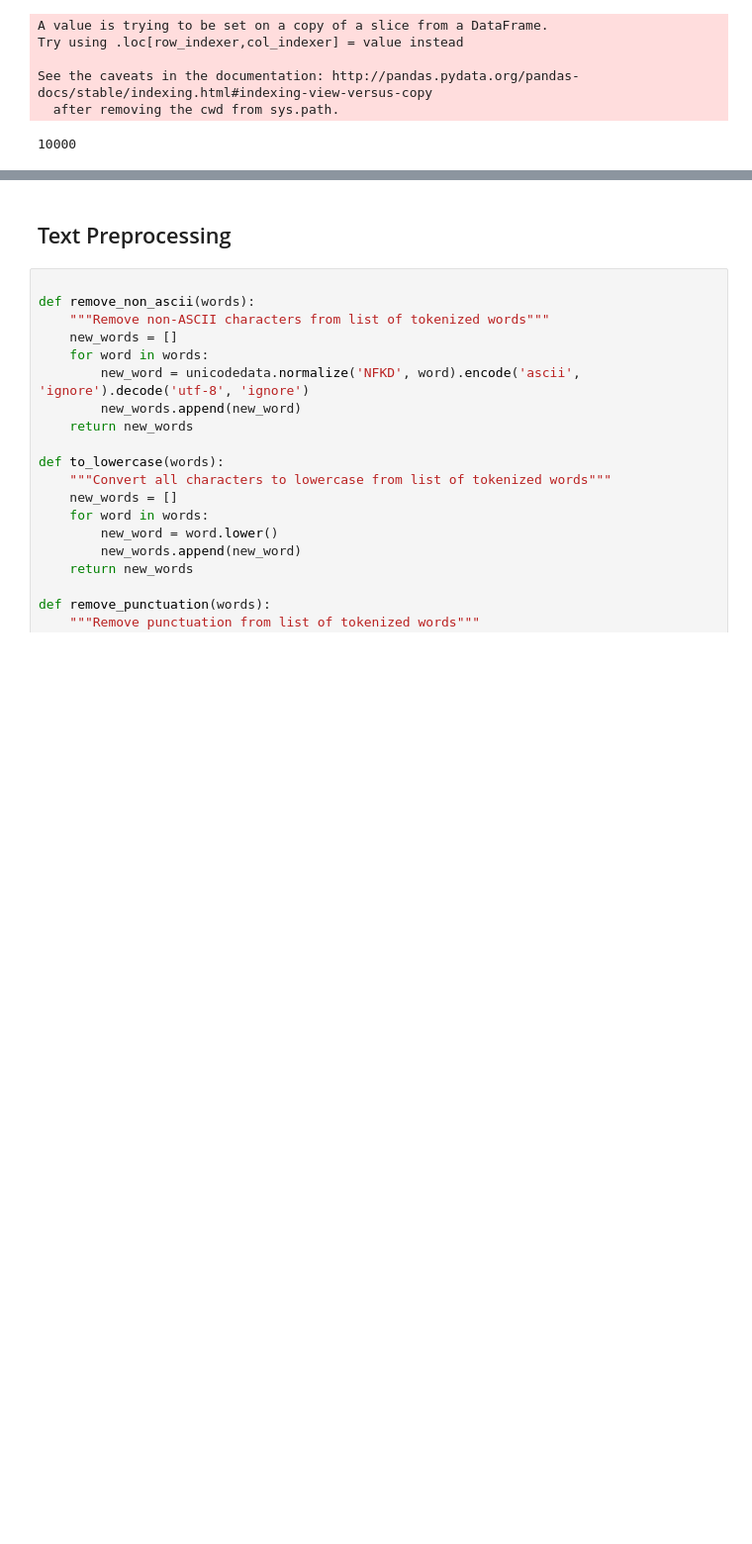
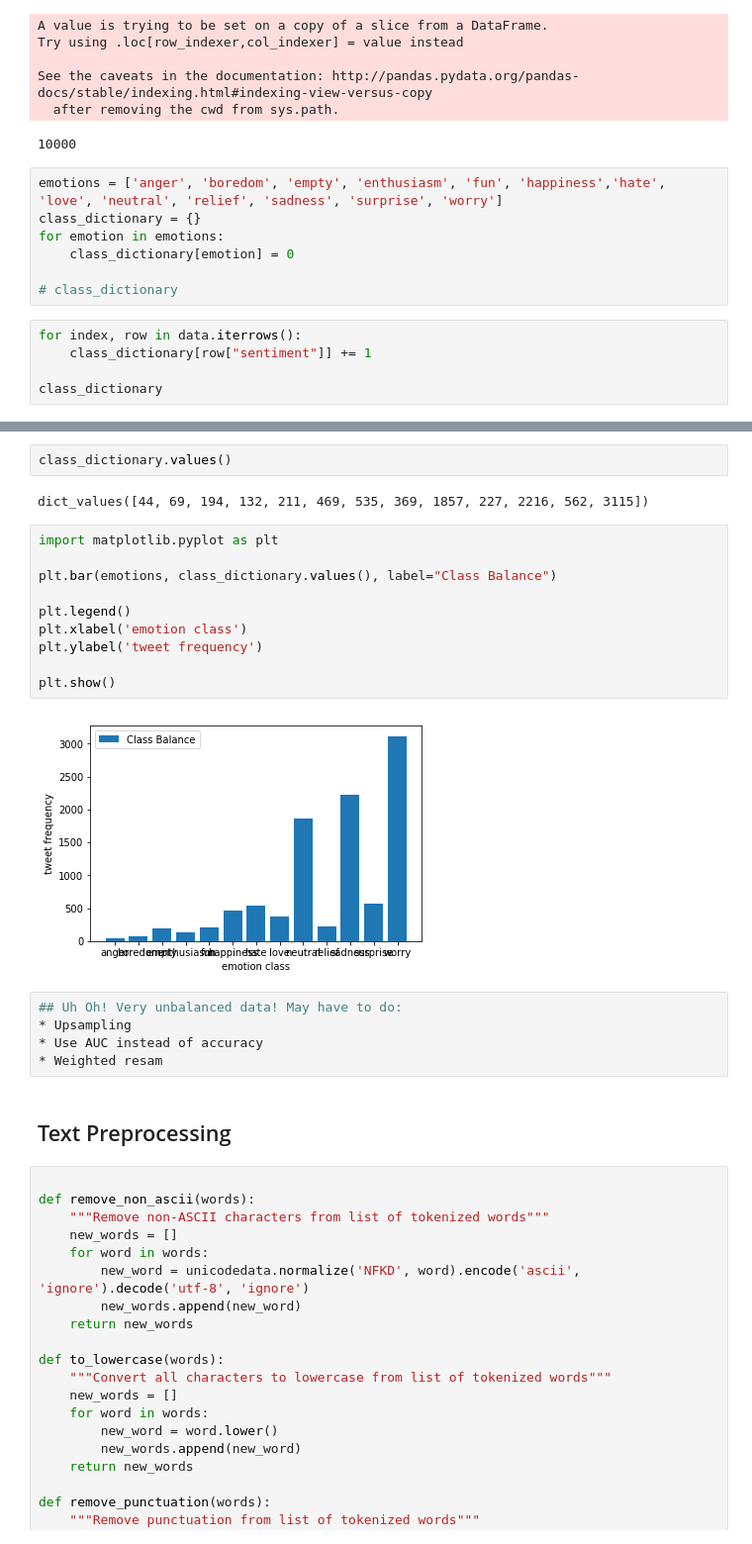
Before and after one commit to natepill/DeepLearningCourse, a Jupyter notebook: final_project/emotion_classification.ipynb, the cells around one changed output, grey strips where cells are left out. Shown: that part at 99% size. Drawn from its saved outputs; the diff is of its cells as text; blank space fills up the shorter version.

Commit message:
[added] Class Balance visualization to show that the output classes are unbalanced

```diff
--- a/final_project/emotion_classification.ipynb
+++ b/final_project/emotion_classification.ipynb
@@ -82,3 +82,15 @@ Try using .loc[row_indexer,col_indexer] = value instead
 See the caveats in the documentation: http://pandas.pydata.org/pandas-docs/stable/indexing.html#indexing-view-versus-copy
   after removing the cwd from sys.path.
 10000
+# %%
+emotions = ['anger', 'boredom', 'empty', 'enthusiasm', 'fun', 'happiness','hate', 'love', 'neutral', 'relief', 'sadness', 'surprise', 'worry']
+class_dictionary = {}
+for emotion in emotions:
+    class_dictionary[emotion] = 0
+
+# class_dictionary
+# %%
+for index, row in data.iterrows():
+    class_dictionary[row["sentiment"]] += 1
+
+class_dictionary
@@ -85,3 +111,24 @@ See the caveats in the documentation: http://pandas.pydata.org/pandas-docs/stabl
+# %%
+class_dictionary.values()
+# %% [output]
+dict_values([44, 69, 194, 132, 211, 469, 535, 369, 1857, 227, 2216, 562, 3115])
+# %%
+import matplotlib.pyplot as plt
+
+plt.bar(emotions, class_dictionary.values(), label="Class Balance")
+
+plt.legend()
+plt.xlabel('emotion class')
+plt.ylabel('tweet frequency')
+
+plt.show()
+# %% [output]
+[figure, added]
+# %%
+## Uh Oh! Very unbalanced data! May have to do:
+* Upsampling
+* Use AUC instead of accuracy
+* Weighted resam
 # %% [markdown]
 ## Text Preprocessing
 # %%
```
Also changed, not shown: parts of 1 cell of this notebook.
